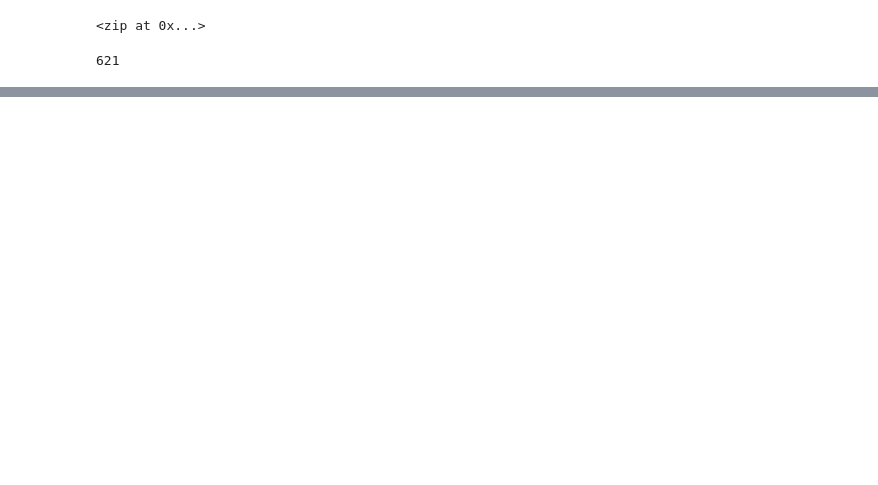
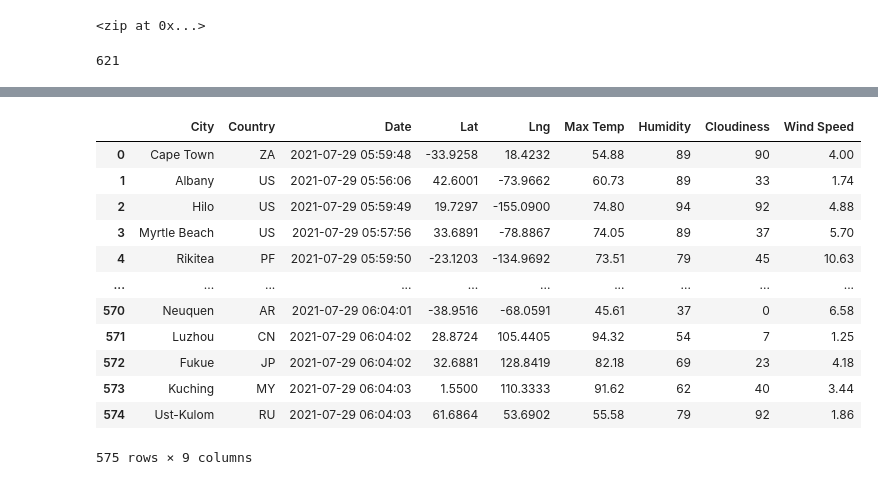
Before and after one commit to fatehluqman/World_Weather_Analysis, a Jupyter notebook: WeatherPy.ipynb, the cells around one changed output, grey strips where cells are left out. Saved outputs shown, nothing was run; the diff lists cells and outputs as text; code cells hidden in the pictures; blank space fills up the shorter version.

Commit message:
updated weatherpy file

```diff
--- a/WeatherPy.ipynb
+++ b/WeatherPy.ipynb
@@ -4,3 +4,18 @@ import pandas as pd
 import matplotlib as plt
 import numpy as np
 from citipy import citipy
+import requests
+from datetime import datetime
+from config import weather_api_key
+
+url = "http://api.openweathermap.org/data/2.5/weather?units=Imperial&APPID=" + weather_api_key
+# %%
+# Create an empty list to hold the weather data
+city_data = []
+# PRint the begingin of the logging
+print("Begining Data Retrieval      ")
+print("-----------------------------")
+
+#Create counter
+record_count = 1
+set_count = 1
@@ -32,0 +123,3 @@ len(cities)
+# %%
+city_data_df = pd.DataFrame(city_data)
+city_data_df.head(10)
@@ -32,0 +138,19 @@ len(cities)
+# %%
+#reorder columns
+new_column_order = ['City', 'Country', 'Date', 'Lat', 'Lng', 'Max Temp', 'Humidity', 'Cloudiness', 'Wind Speed']
+city_data_df = city_data_df[new_column_order]
+city_data_df
+# %% [output]
+|  | City | Country | Date | Lat | Lng | Max Temp | Humidity | Cloudiness | Wind Speed |
+| 0 | Cape Town | ZA | 2021-07-29 05:59:48 | -33.9258 | 18.4232 | 54.88 | 89 | 90 | 4.00 |
+| 1 | Albany | US | 2021-07-29 05:56:06 | 42.6001 | -73.9662 | 60.73 | 89 | 33 | 1.74 |
+| 2 | Hilo | US | 2021-07-29 05:59:49 | 19.7297 | -155.0900 | 74.80 | 94 | 92 | 4.88 |
+| 3 | Myrtle Beach | US | 2021-07-29 05:57:56 | 33.6891 | -78.8867 | 74.05 | 89 | 37 | 5.70 |
+| 4 | Rikitea | PF | 2021-07-29 05:59:50 | -23.1203 | -134.9692 | 73.51 | 79 | 45 | 10.63 |
+| ... | ... | ... | ... | ... | ... | ... | ... | ... | ... |
+| 570 | Neuquen | AR | 2021-07-29 06:04:01 | -38.9516 | -68.0591 | 45.61 | 37 | 0 | 6.58 |
+| 571 | Luzhou | CN | 2021-07-29 06:04:02 | 28.8724 | 105.4405 | 94.32 | 54 | 7 | 1.25 |
+| 572 | Fukue | JP | 2021-07-29 06:04:02 | 32.6881 | 128.8419 | 82.18 | 69 | 23 | 4.18 |
+| 573 | Kuching | MY | 2021-07-29 06:04:03 | 1.5500 | 110.3333 | 91.62 | 62 | 40 | 3.44 |
+| 574 | Ust-Kulom | RU | 2021-07-29 06:04:03 | 61.6864 | 53.6902 | 55.58 | 79 | 92 | 1.86 |
+575 rows × 9 columns
```
Also changed, not shown: parts of 5 cells of this notebook, 4 other files.
